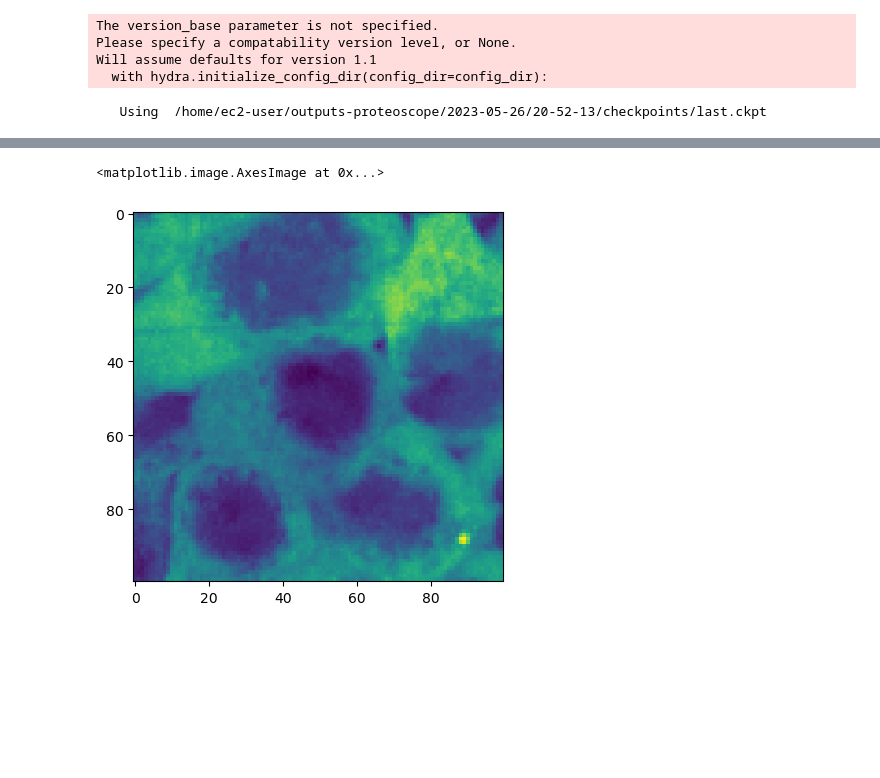
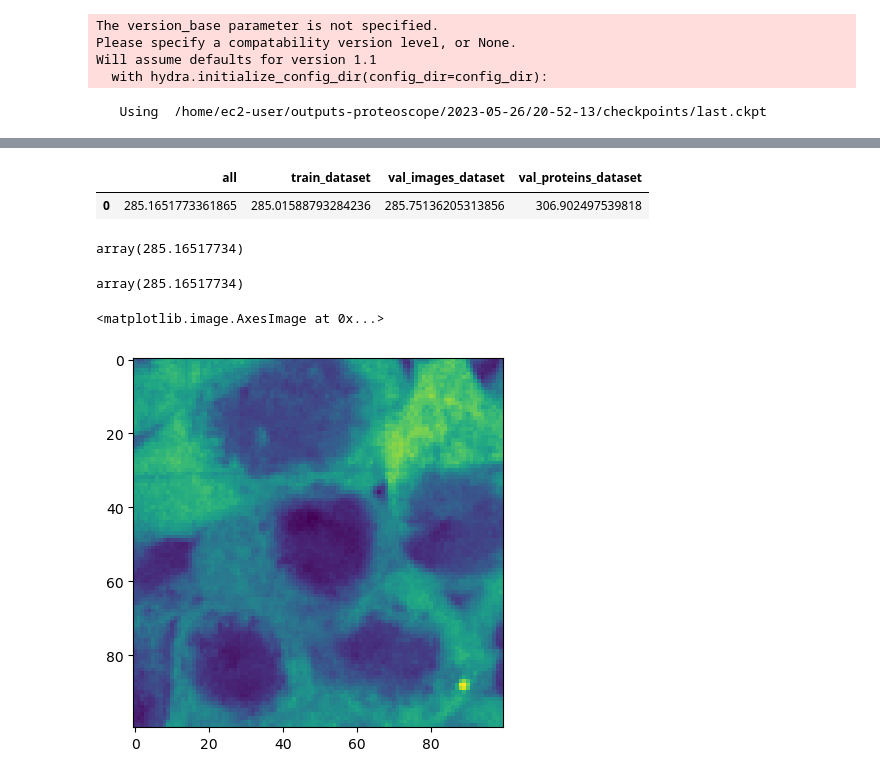
Before and after one commit to sofroniewn/proteoscope, a Jupyter notebook: notebooks/cytoself-2.ipynb, the cells around one changed output, grey strips where cells are left out. Drawn from its saved outputs; the diff is of its cells as text; code cells hidden in the pictures; blank space fills up the shorter version.

```diff
--- a/notebooks/cytoself-2.ipynb
+++ b/notebooks/cytoself-2.ipynb
@@ -40,0 +55,15 @@ Will assume defaults for version 1.1
+# %%
+train_var = get_dataset_var(pdm.train_dataset)
+# %%
+val_images_var = get_dataset_var(pdm.val_images_dataset)
+# %%
+val_proteins_var = get_dataset_var(pdm.val_proteins_dataset)
+# %%
+import pandas as pd
+
+vars = pd.DataFrame(
+                    {'all': [var],
+                    'train_dataset': [train_var],
+                    'val_images_dataset': [val_images_var],
+                    'val_proteins_dataset': [val_proteins_var]}
+                    )
@@ -41,3 +73,16 @@ Will assume defaults for version 1.1
+# %%
+vars
+# %% [output]
+|  | all | train_dataset | val_images_dataset | val_proteins_dataset |
+| 0 | 285.1651773361865 | 285.01588793284236 | 285.75136205313856 | 306.902497539818 |
+# %%
+val_proteins_var
+# %% [output]
+array(285.16517734)
+# %%
+var
+# %% [output]
+array(285.16517734)
 # %%
 dl = pdm.val_dataloader()
 batch = next(iter(dl))
```
Also changed, not shown: parts of 23 cells of this notebook, 7 other files.
